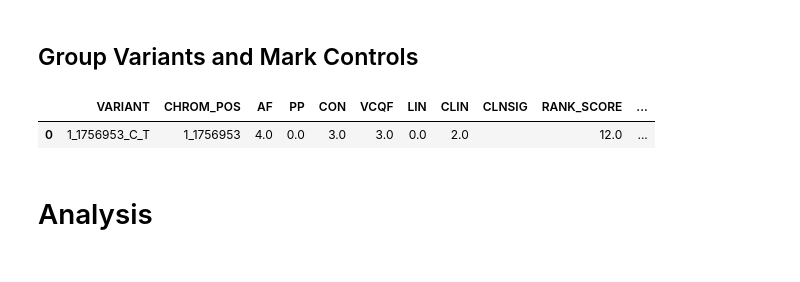
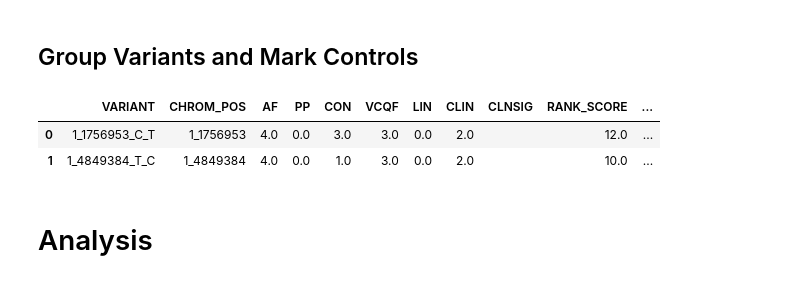
Before and after one commit to josefinelantz/GenScore, a Jupyter notebook: Submission.ipynb, the cells around one changed output. Saved outputs shown, nothing was run; the diff lists cells and outputs as text; code cells hidden in the pictures.

```diff
--- a/Submission.ipynb
+++ b/Submission.ipynb
@@ -160,10 +160,11 @@ df = parse_vcf(vcf_file_path)
 # Group variants and mark controls
 df = group_variants(df.copy())
 # %%
-df.head(1)
+df.head(2)
 # %% [output]
 |  | VARIANT | CHROM_POS | AF | PP | CON | VCQF | LIN | CLIN | CLNSIG | RANK_SCORE | ... |
 | 0 | 1_1756953_C_T | 1_1756953 | 4.0 | 0.0 | 3.0 | 3.0 | 0.0 | 2.0 |  | 12.0 | ... |
+| 1 | 1_4849384_T_C | 1_4849384 | 4.0 | 0.0 | 1.0 | 3.0 | 0.0 | 2.0 |  | 10.0 | ... |
 # %%
 df.to_csv("df_grouped_with_controls.csv")
 # %% [markdown]
```
Also changed, not shown: 5 other files.
